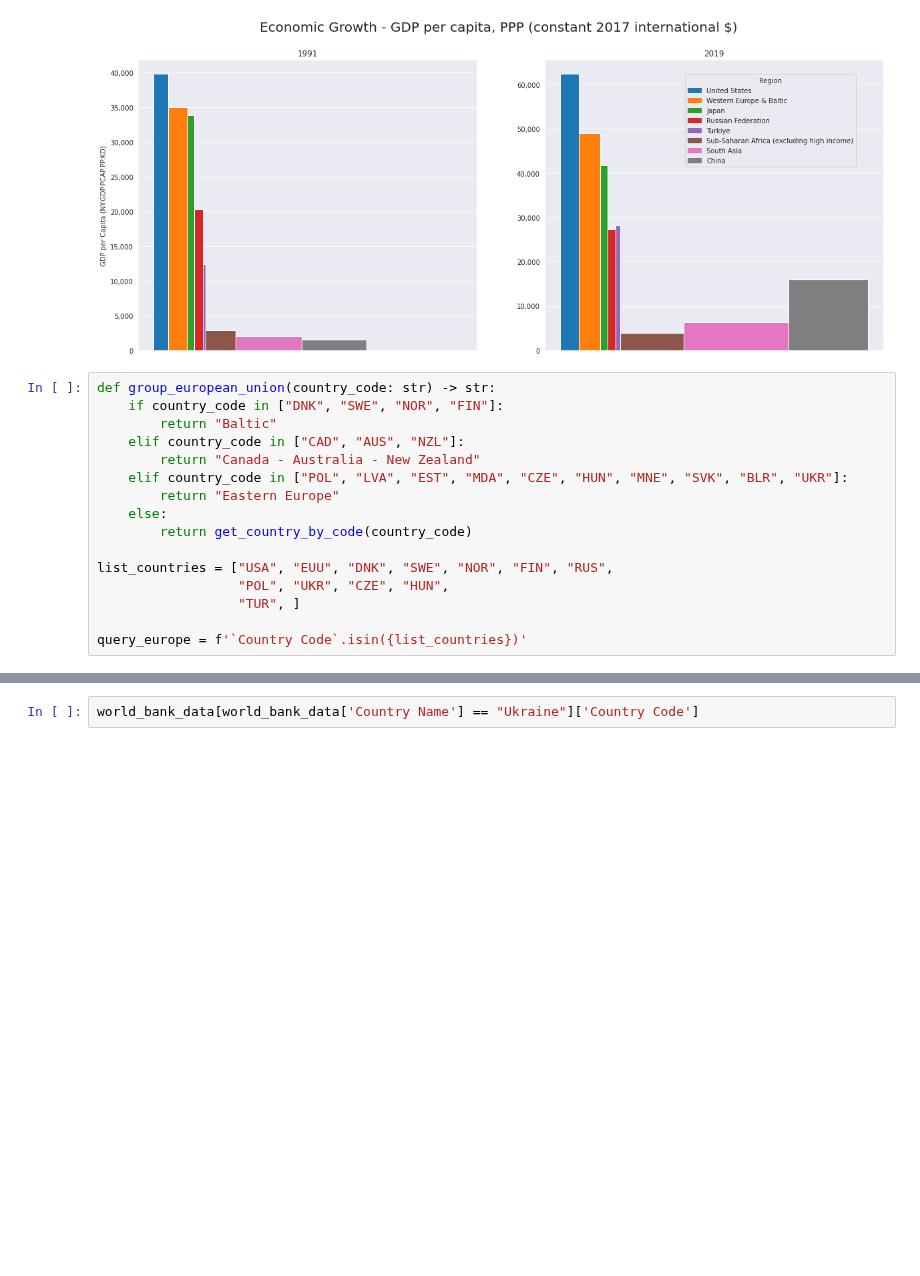
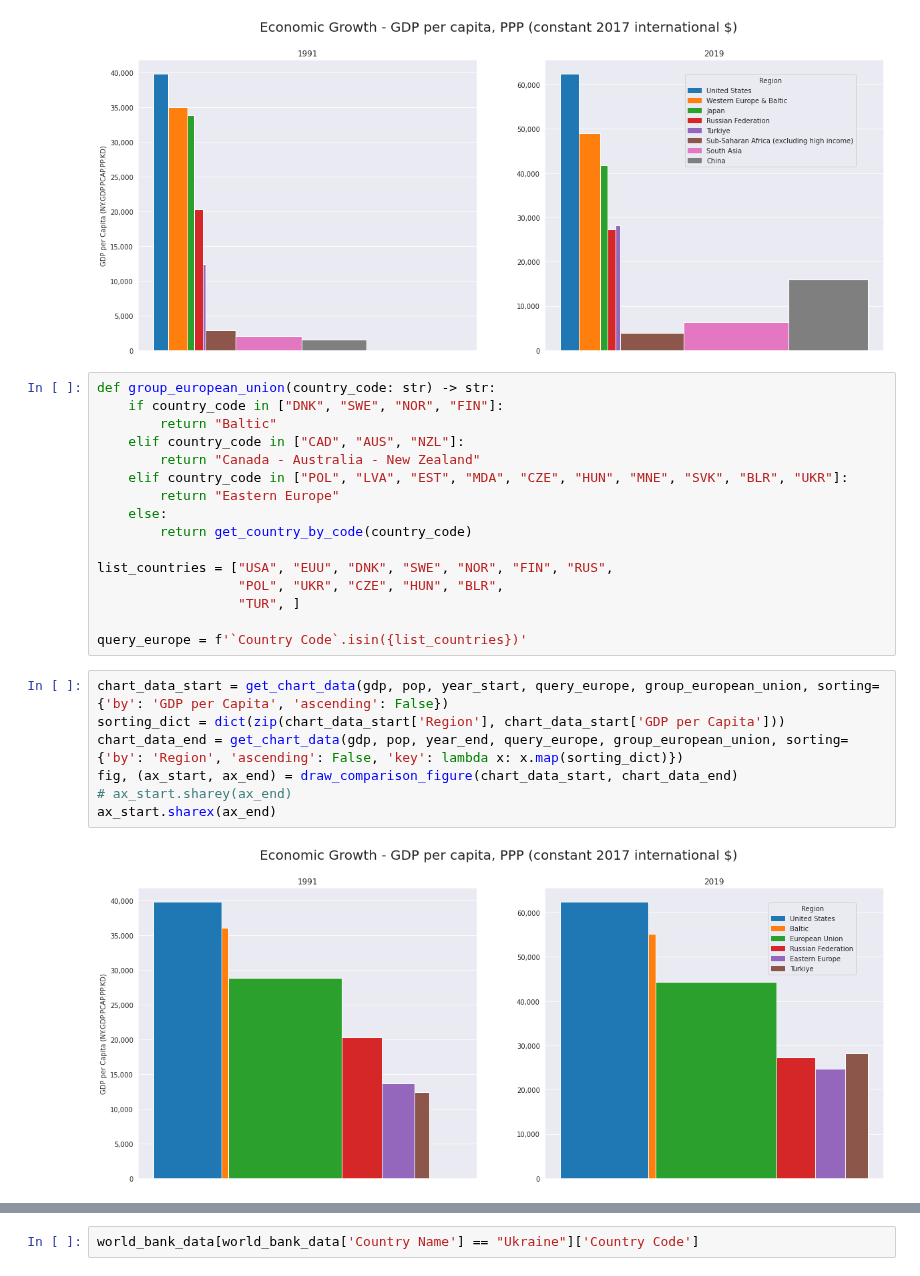
Before and after one commit to sinan-ozel/economic-analyses, a Jupyter notebook: economic-performance-in-the-neoliberal-era/Analysis.ipynb, the cells around one changed output, grey strips where cells are left out. Drawn from its saved outputs; the diff is of its cells as text; blank space fills up the shorter version.

```diff
--- a/economic-performance-in-the-neoliberal-era/Analysis.ipynb
+++ b/economic-performance-in-the-neoliberal-era/Analysis.ipynb
@@ -196,7 +196,16 @@ def group_european_union(country_code: str) -> str:
         return get_country_by_code(country_code)
 
 list_countries = ["USA", "EUU", "DNK", "SWE", "NOR", "FIN", "RUS",
-                  "POL", "UKR", "CZE", "HUN",
+                  "POL", "UKR", "CZE", "HUN", "BLR",
                   "TUR", ]
 
 query_europe = f'`Country Code`.isin({list_countries})'
+# %%
+chart_data_start = get_chart_data(gdp, pop, year_start, query_europe, group_european_union, sorting={'by': 'GDP per Capita', 'ascending': False})
+sorting_dict = dict(zip(chart_data_start['Region'], chart_data_start['GDP per Capita']))
+chart_data_end = get_chart_data(gdp, pop, year_end, query_europe, group_european_union, sorting={'by': 'Region', 'ascending': False, 'key': lambda x: x.map(sorting_dict)})
+fig, (ax_start, ax_end) = draw_comparison_figure(chart_data_start, chart_data_end)
+# ax_start.sharey(ax_end)
+ax_start.sharex(ax_end)
+# %% [output]
+[figure, added]
```
Also changed, not shown: parts of 3 cells of this notebook, 2 other files.
